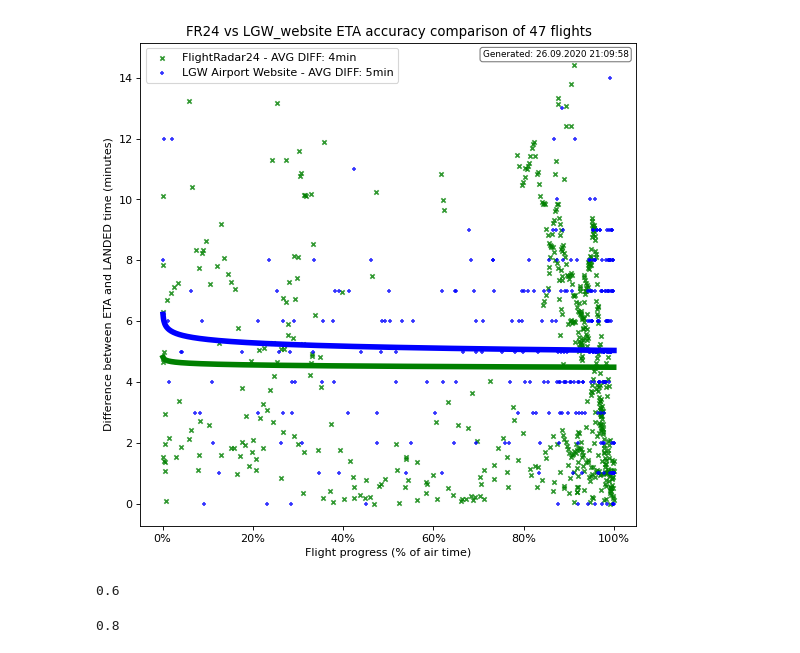
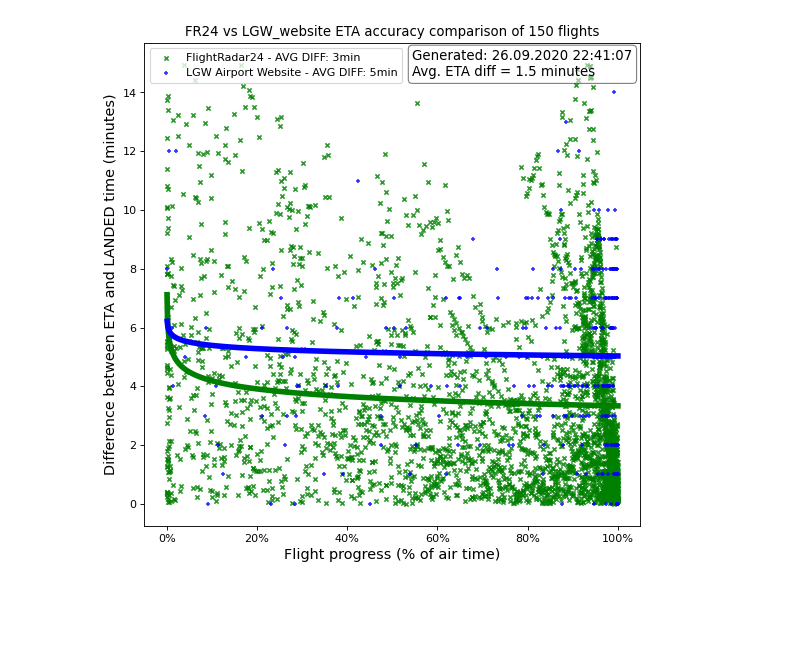
Before and after one commit to david1155/lgw_schedule, a Jupyter notebook: lgw.ipynb, the cells around one changed output. Cells and saved outputs as stored; diff of their text form; code cells hidden in the pictures; blank space fills up the shorter version.

Commit message:
added EasyJet flights (callsign EZY -> U2)

```diff
--- a/lgw.ipynb
+++ b/lgw.ipynb
@@ -20,6 +20,9 @@ fr24 = pd.read_sql('SELECT * FROM fr24', con=db_connection)
 web_landed = web.loc[(web['status'] == 'LANDED'),['flight_icao', 'status_time']].drop_duplicates(subset=['flight_icao'], keep='last')
 web_landed.columns = ['flt', 'ldg_time']
 web_landed.reset_index(drop=True, inplace=True)
+# %%
+# Easyjet workaround
+web_landed = web_landed.replace({'EZY':'U2'}, regex=True)
 # %%
 # KNOW-HOW merge web_landed and fr24 tables using 'shortcode'
 web_landed['shortcode'] = web_landed['flt'].str[:1] + web_landed['flt'].str[-3:]
@@ -104,45 +107,35 @@ marks = ("x", "+")
 #fitting function with more than one parameter to fit
 def ff(L, v, k):
     return L**(-1/v) * k
 
 # Create plot
 fig = plt.figure(figsize=(8, 8), dpi=80)
 ax = fig.add_subplot(1, 1, 1, facecolor="1")
 ax.xaxis.set_major_formatter(mtick.PercentFormatter())
 
 for data, color, group, marks in zip(data, colors, groups, marks):
     x, y = data
     ax.scatter(x, y, alpha=0.8, c=color, edgecolors='none', s=15, label=group, marker=marks)
 
     pfit, perr = curve_fit(ff,x,y)
     y_fit = ff(x, *pfit)
 
     #plot fitted curve
 #     plt.plot(x, y_fit, c=color, linewidth=5)
     x_fit = np.linspace(np.min(x), np.max(x), 1000)
     plt.plot(x_fit, ff(x_fit, *pfit), c=color, linewidth=5)
 
 plt.title('FR24 vs LGW_website ETA accuracy comparison of ' + str(count_flights) + ' flights')
-plt.xlabel("Flight progress (% of air time)")
-plt.ylabel("Difference between ETA and LANDED time (minutes)")
+plt.xlabel("Flight progress (% of air time)", fontsize=13, backgroundcolor="white")
+plt.ylabel("Difference between ETA and LANDED time (minutes)", fontsize=13, backgroundcolor="white")
 plt.legend(loc=2)
 
 # place textbox
-textstr = 'Generated: ' + datetime.now().strftime("%d.%m.%Y %H:%M:%S")
+textstr = 'Generated: ' + datetime.now().strftime("%d.%m.%Y %H:%M:%S") + '\nAvg. ETA diff = ' + str(round(abs(fr24['time_diff_minutes'].mean() - web['time_diff_minutes'].mean()),1)) + ' minutes'
 props = dict(boxstyle='round', facecolor='w', alpha=0.5)
-ax.text(0.69, 0.97, textstr, transform=ax.transAxes, fontsize=8,
+ax.text(0.54, 0.93, textstr, transform=ax.transAxes, fontsize=12,
      bbox=props)
 
 plt.show()
 # %% [output]
-[figure, old version]
+[figure, new version]
-# %%
-# difference in prediction between FR24 and Gatwick website
-round(abs(fr24['time_diff_minutes'].mean() - web['time_diff_minutes'].mean()),1)
-# %% [output]
-0.6
-# %%
-# difference after 2/3 of flight time
-round(abs(fr24.loc[(fr24['progress'] > 0.33), 'time_diff_minutes'].mean() - web.loc[(web['progress'] > 0.33), 'time_diff_minutes'].mean()),1)
-# %% [output]
-0.8
```
Also changed, not shown: 1 other file.
